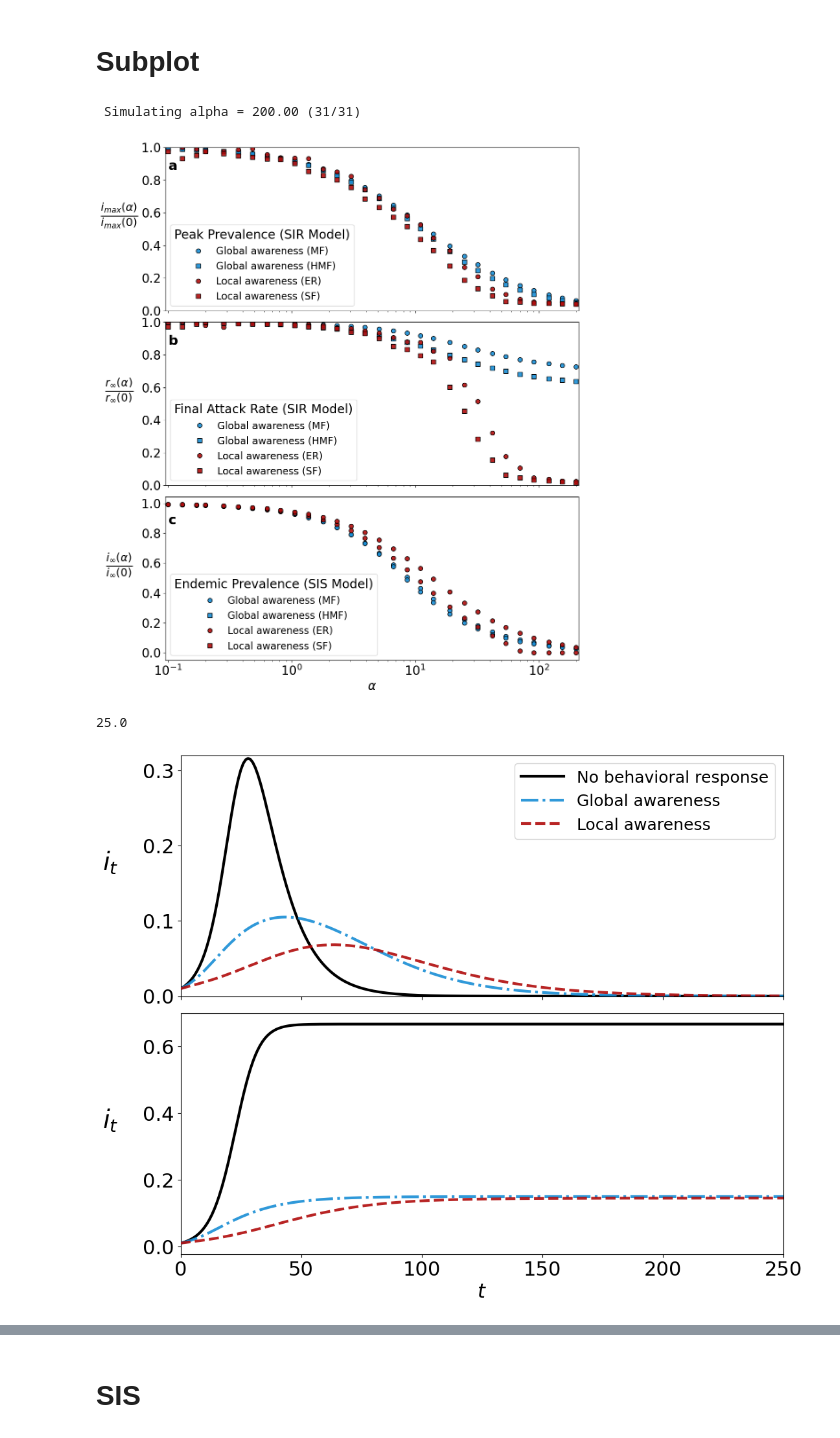
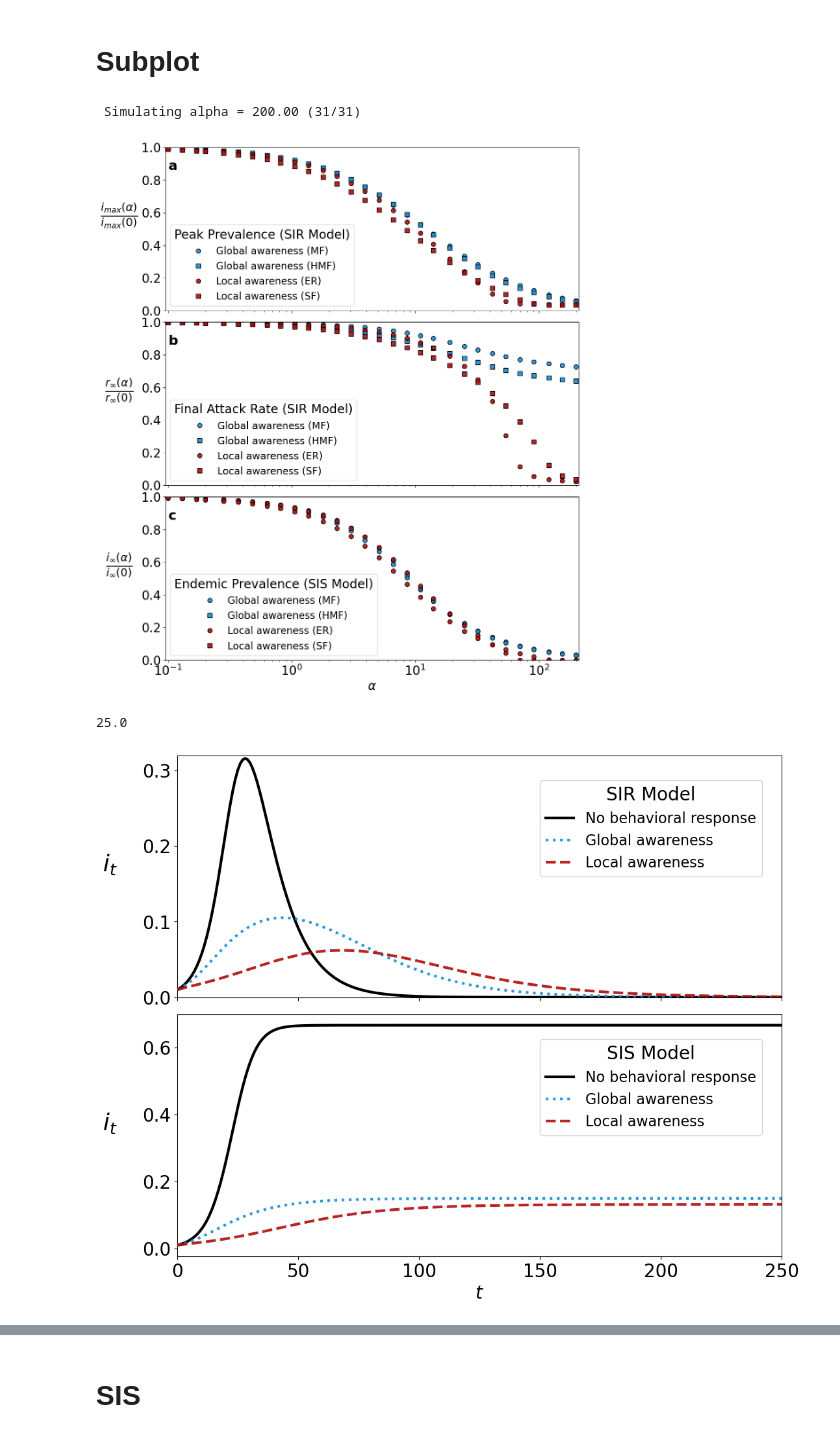
Before and after one commit to lorenzoamir/EpiNetworkPaper, a Jupyter notebook: epi-econ/notebook.ipynb, the cells around one changed output, grey strips where cells are left out. Drawn from its saved outputs; the diff is of its cells as text; code cells hidden in the pictures.

```diff
--- a/epi-econ/notebook.ipynb
+++ b/epi-econ/notebook.ipynb
@@ -612,8 +559,8 @@ if R_INF == True and I_MAX == True:
 
     alpha_grid = []
 
-    random_sir_path    = "./output_prova/random_sir/"
-    scalefree_sir_path = "./output_prova/scalefree_sir"
+    random_sir_path    = "./output/random_sir/"
+    scalefree_sir_path = "./output/scalefree_sir"
     random_sis_path    = "./output/random_sis/"
     scalefree_sis_path = "./output/scalefree_sis"
 
@@ -636,7 +583,7 @@ if R_INF == True and I_MAX == True:
     c2_light = np.array(mpl.colors.to_rgba(c2))
     c2_light[3] *= 0.9
 
-    plt.rcParams['legend.title_fontsize'] = 24
+    plt.rcParams['legend.title_fontsize'] = fontsize
 
     fig, (ax1, ax2, ax3) = plt.subplots(3, 1, figsize=(12, 15), sharex='col', sharey='row')
     fig.subplots_adjust(hspace=0.07)
@@ -714,7 +661,7 @@ if R_INF == True and I_MAX == True:
                        linewidth=linewidth, facecolor=c2_light, marker = "s",
                        s=markersize, edgecolor="k")
             ax3.scatter(alpha, i_inf/i_inf_0_HMF, linewidth=linewidth, facecolor=c2_light,
-                       marker = "o", s=markersize,
+                       marker = "s", s=markersize,
                        edgecolor="k")
 
         # Random Network
@@ -781,15 +728,16 @@ if R_INF == True and I_MAX == True:
 
     ax1.set_ylim(0, 1)
     ax2.set_ylim(0, 1)
+    ax3.set_ylim(0, 1)
 
     #fig.tight_layout()
-    #plt.savefig("../Figures/subplot/subplot.pdf", bbox_inches='tight')
+    plt.savefig("../Figures/subplot/subplot.pdf", bbox_inches='tight')
     plt.show()
 # %% [output]
  Simulating alpha = 200.00 (31/31)
-[figure, old version]
+[figure, new version]
 # %%
-
+if EPI_CURVES:
     t_lim = 250
     alpha_grid = []
 
@@ -838,9 +786,9 @@ if R_INF == True and I_MAX == True:
             pass
         else:
             print(alpha)
-            ax1.plot(tt ,result_MF["i"], linewidth=linewidth, linestyle="-.",
+            ax1.plot(tt ,result_MF["i"], linewidth=linewidth, linestyle="dotted",
                     color=c2_light, zorder=10, label="Global awareness")
-            ax2.plot(tt_sis ,result_MF_sis["i"], linewidth=linewidth, linestyle="-.",
+            ax2.plot(tt_sis ,result_MF_sis["i"], linewidth=linewidth, linestyle="dotted",
                     color=c2_light, zorder=10, label="Global awareness")
 
         # Random Network
@@ -850,33 +798,33 @@ if R_INF == True and I_MAX == True:
 
         random_sis_matrix = np.load(random_sis_path+"/alpha="+str(alpha)+"/simulations.npy")
         tt_random_sis = np.linspace(0, dt*random_sir_matrix.shape[1], random_sir_matrix.shape[1])
 
         boxplot_dict = {"t_plot": [],
                         "i": []}
 
         if alpha == 0:
             # Only plot alpha=0 of MF for readability
             pass
         else:
             ax1.plot(tt_random_sir ,np.mean(random_sir_matrix, axis=0), linewidth=linewidth, linestyle="--",
                     color=c1_light, zorder=10, label="Local awareness")
             ax2.plot(tt_random_sis ,np.mean(random_sis_matrix, axis=0), linewidth=linewidth, linestyle="--",
                     color=c1_light, zorder=10, label="Local awareness")
 
         for ax in fig.axes:
             ax.set_xlim(0, t_lim)
             ax.set_ylabel(r'$i_{t}$', fontsize = bigfontsize, labelpad = 36).set_rotation(0)
             ax.tick_params(axis='both', which='both', labelsize = fontsize)
 
         ax2.set_xlabel('$t$', fontsize = fontsize)
 
         ax1.set_ylim(0, 0.32)
 
-        ax1.legend(prop={'size': 16}, loc='upper right', title='SIR Model', fontsize='big')
-        ax2.legend(prop={'size': 16}, loc='upper right', title='SIRS Model', fontsize='big')
+        ax1.legend(prop={'size': 16}, loc=(0.6, 0.5), title='SIR Model', handlelength=1.95, title_fontsize=fontsize, fontsize=fontsize)
+        ax2.legend(prop={'size': 16}, loc=(0.6, 0.5), title='SIS Model', handlelength=1.95, title_fontsize=fontsize, fontsize=fontsize)
 
     plt.savefig("../Figures/epicurves/epicurves.pdf", bbox_inches='tight')
     plt.show()
 # %% [output]
 25.0
-[figure, old version]
+[figure, new version]
```
Also changed, not shown: parts of 22 cells of this notebook, 18 other files.
